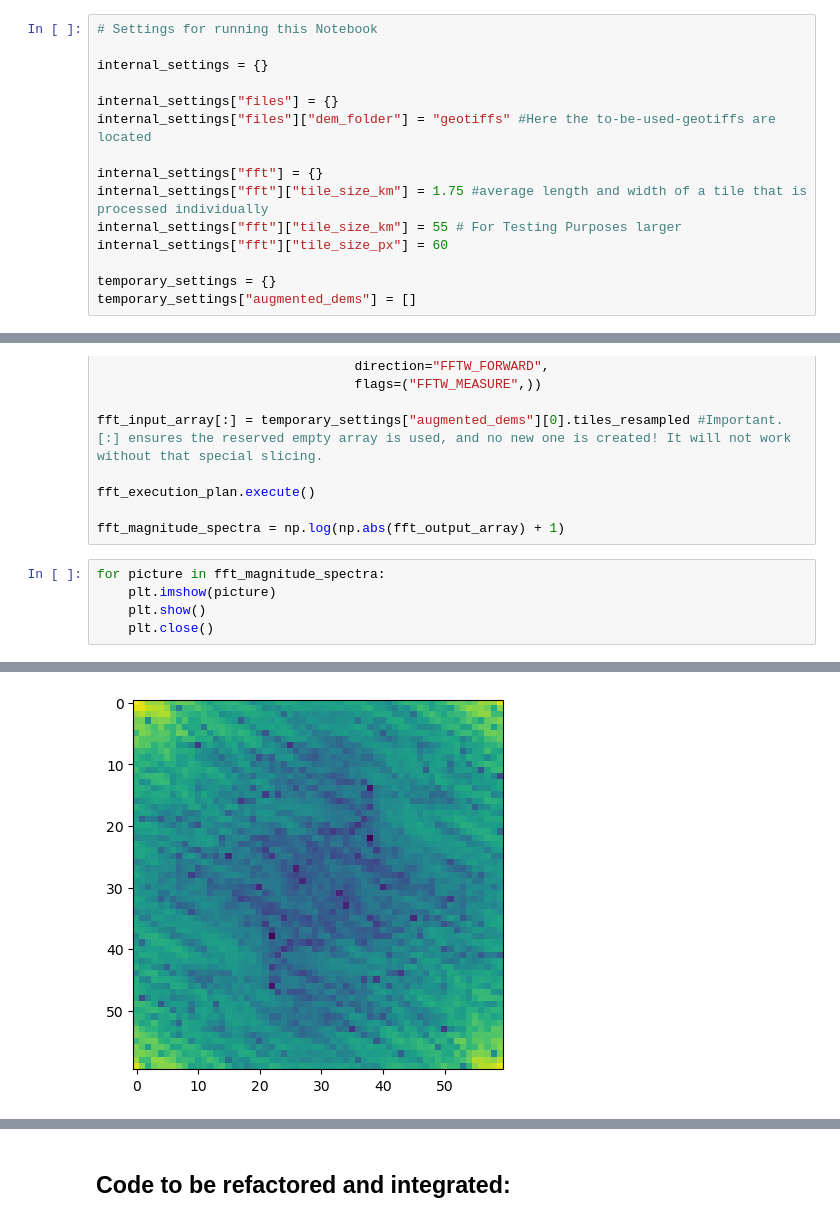
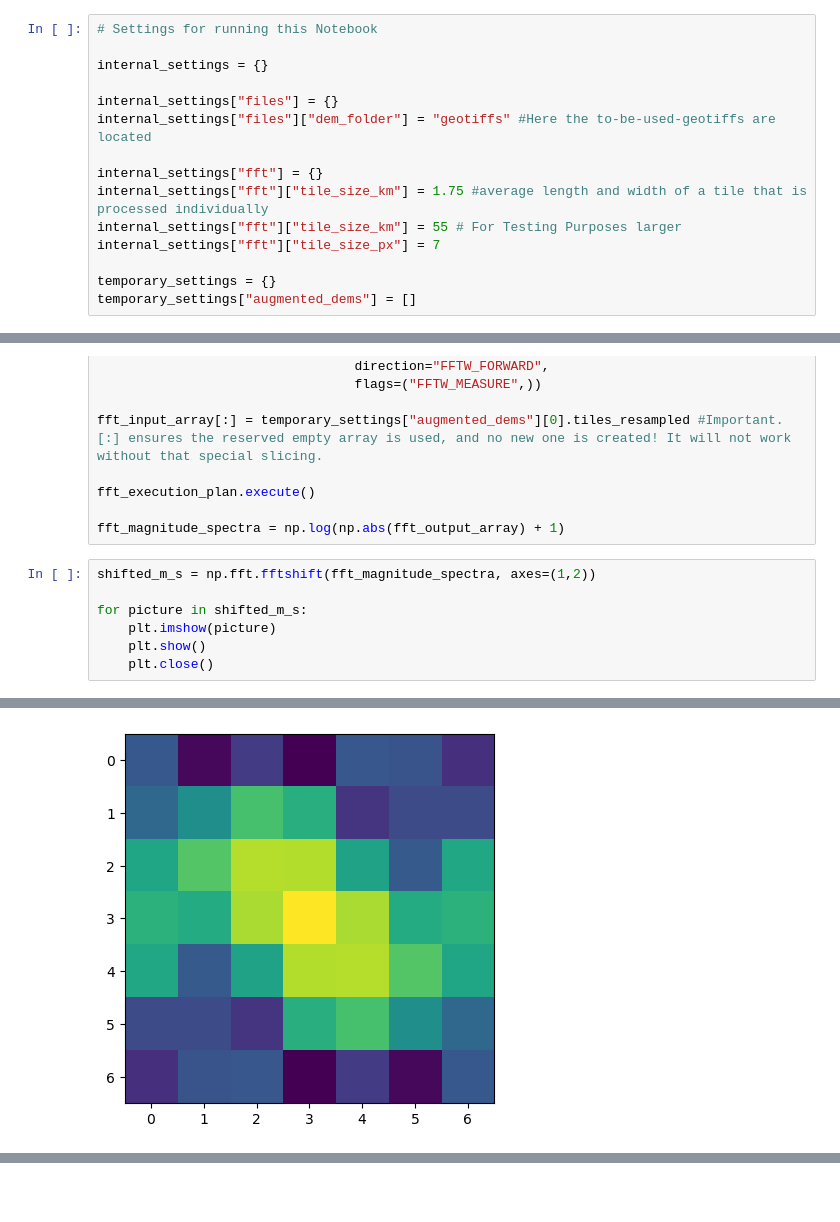
Before and after one commit to sebschger/geospatial-landscape-clustering-by-fft, a Jupyter notebook: main_notebook.ipynb, the cells around one changed output, grey strips where cells are left out. Saved outputs shown, nothing was run; the diff lists cells and outputs as text; blank space fills up the shorter version.

```diff
--- a/main_notebook.ipynb
+++ b/main_notebook.ipynb
@@ -74,7 +74,7 @@ internal_settings["files"]["dem_folder"] = "geotiffs" #Here the to-be-used-geoti
 internal_settings["fft"] = {}
 internal_settings["fft"]["tile_size_km"] = 1.75 #average length and width of a tile that is processed individually
 internal_settings["fft"]["tile_size_km"] = 55 # For Testing Purposes larger
-internal_settings["fft"]["tile_size_px"] = 60
+internal_settings["fft"]["tile_size_px"] = 7
 
 temporary_settings = {}
 temporary_settings["augmented_dems"] = []
@@ -287,7 +287,9 @@ fft_execution_plan.execute()
 
 fft_magnitude_spectra = np.log(np.abs(fft_output_array) + 1)
 # %%
-for picture in fft_magnitude_spectra:
+shifted_m_s = np.fft.fftshift(fft_magnitude_spectra, axes=(1,2))
+
+for picture in shifted_m_s:
     plt.imshow(picture)
     plt.show()
     plt.close()
@@ -298 +300 @@ for picture in fft_magnitude_spectra:
-[figure, old version]
+[figure, new version]
@@ -304,2 +305,0 @@ for picture in fft_magnitude_spectra:
-# %% [markdown]
-## Code to be refactored and integrated:
```
Also changed, not shown: parts of 5 cells of this notebook.
